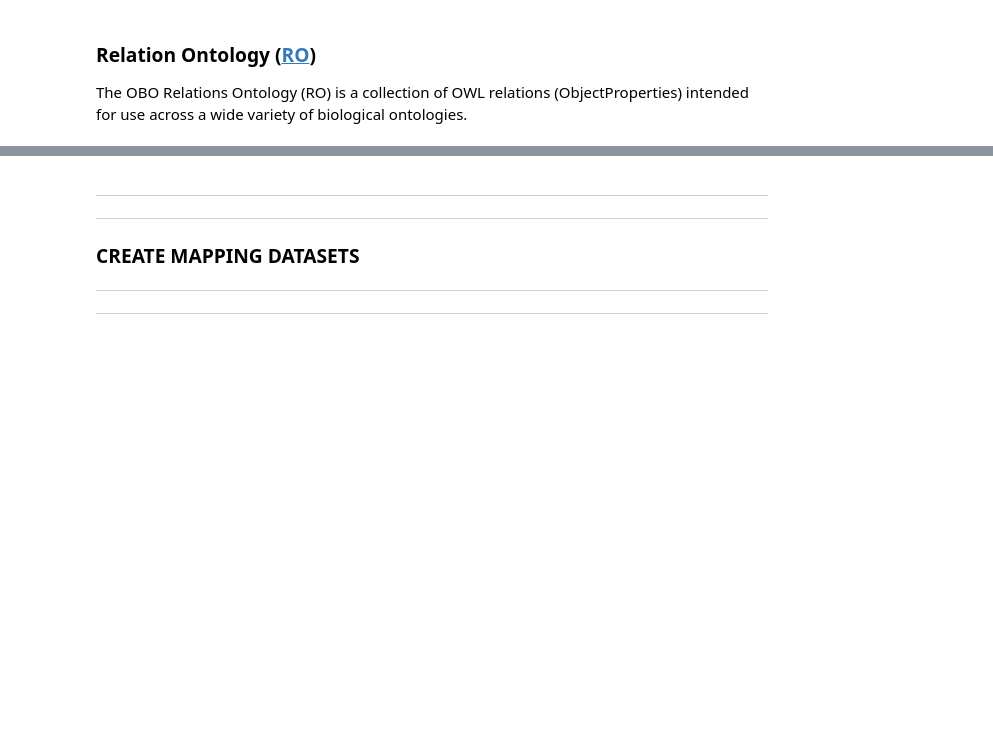
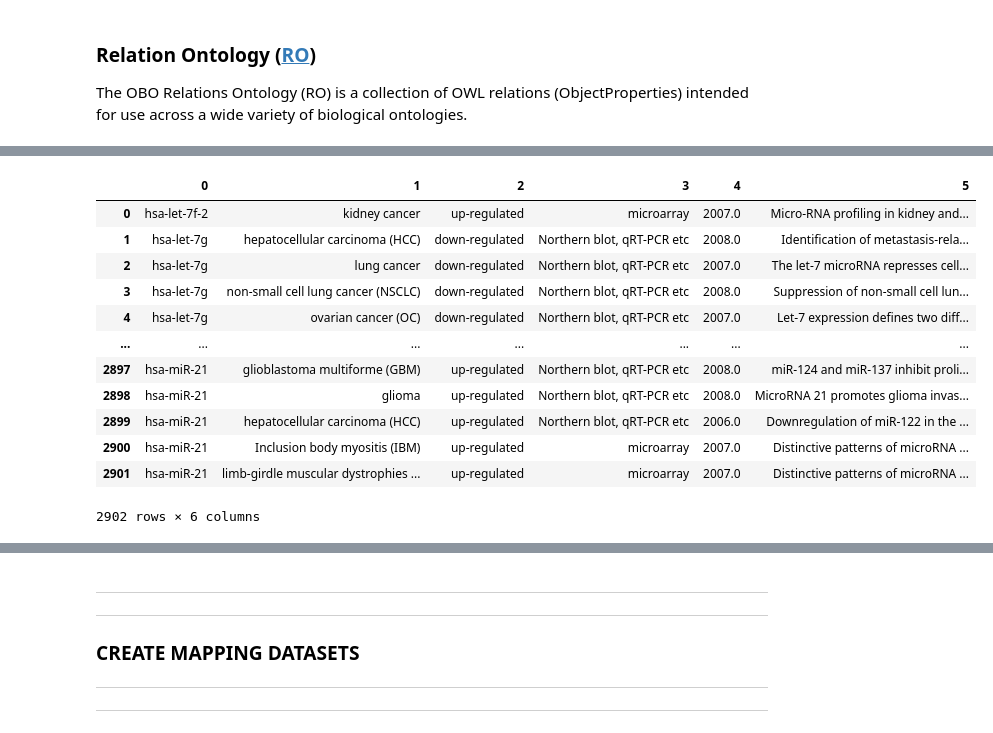
Before and after one commit to emanuelecavalleri/testRNA-KG, a Jupyter notebook: notebooks/RNA-KG_Preparation.ipynb, the cells around one changed output, grey strips where cells are left out. Drawn from its saved outputs; the diff is of its cells as text; code cells hidden in the pictures; blank space fills up the shorter version.

```diff
--- a/notebooks/RNA-KG_Preparation.ipynb
+++ b/notebooks/RNA-KG_Preparation.ipynb
@@ -181,0 +309,7 @@ if not os.path.exists(ontology_data_location + 'ncro_with_imports.owl'):
+# %%
+data_downloader('http://watson.compbio.iupui.edu:8080/miR2Disease/download/AllEntries.txt', edge_data_location)
+
+data = pd.read_csv(edge_data_location + 'AllEntries.txt', sep="\t", header=None)
+os.remove(edge_data_location + 'AllEntries.txt')
+data
+# %% [output]
@@ -181,0 +317,13 @@ if not os.path.exists(ontology_data_location + 'ncro_with_imports.owl'):
+|  | 0 | 1 | 2 | 3 | 4 | 5 |
+| 0 | hsa-let-7f-2 | kidney cancer | up-regulated | microarray | 2007.0 | Micro-RNA profiling in kidney and... |
+| 1 | hsa-let-7g | hepatocellular carcinoma (HCC) | down-regulated | Northern blot, qRT-PCR etc | 2008.0 | Identification of metastasis-rela... |
+| 2 | hsa-let-7g | lung cancer | down-regulated | Northern blot, qRT-PCR etc | 2007.0 | The let-7 microRNA represses cell... |
+| 3 | hsa-let-7g | non-small cell lung cancer (NSCLC) | down-regulated | Northern blot, qRT-PCR etc | 2008.0 | Suppression of non-small cell lun... |
+| 4 | hsa-let-7g | ovarian cancer (OC) | down-regulated | Northern blot, qRT-PCR etc | 2007.0 | Let-7 expression defines two diff... |
+| ... | ... | ... | ... | ... | ... | ... |
+| 2897 | hsa-miR-21 | glioblastoma multiforme (GBM) | up-regulated | Northern blot, qRT-PCR etc | 2008.0 | miR-124 and miR-137 inhibit proli... |
+| 2898 | hsa-miR-21 | glioma | up-regulated | Northern blot, qRT-PCR etc | 2008.0 | MicroRNA 21 promotes glioma invas... |
+| 2899 | hsa-miR-21 | hepatocellular carcinoma (HCC) | up-regulated | Northern blot, qRT-PCR etc | 2006.0 | Downregulation of miR-122 in the ... |
+| 2900 | hsa-miR-21 | Inclusion body myositis (IBM) | up-regulated | microarray | 2007.0 | Distinctive patterns of microRNA ... |
+| 2901 | hsa-miR-21 | limb-girdle muscular dystrophies ... | up-regulated | microarray | 2007.0 | Distinctive patterns of microRNA ... |
+2902 rows × 6 columns
```
Also changed, not shown: parts of 60 cells of this notebook.
